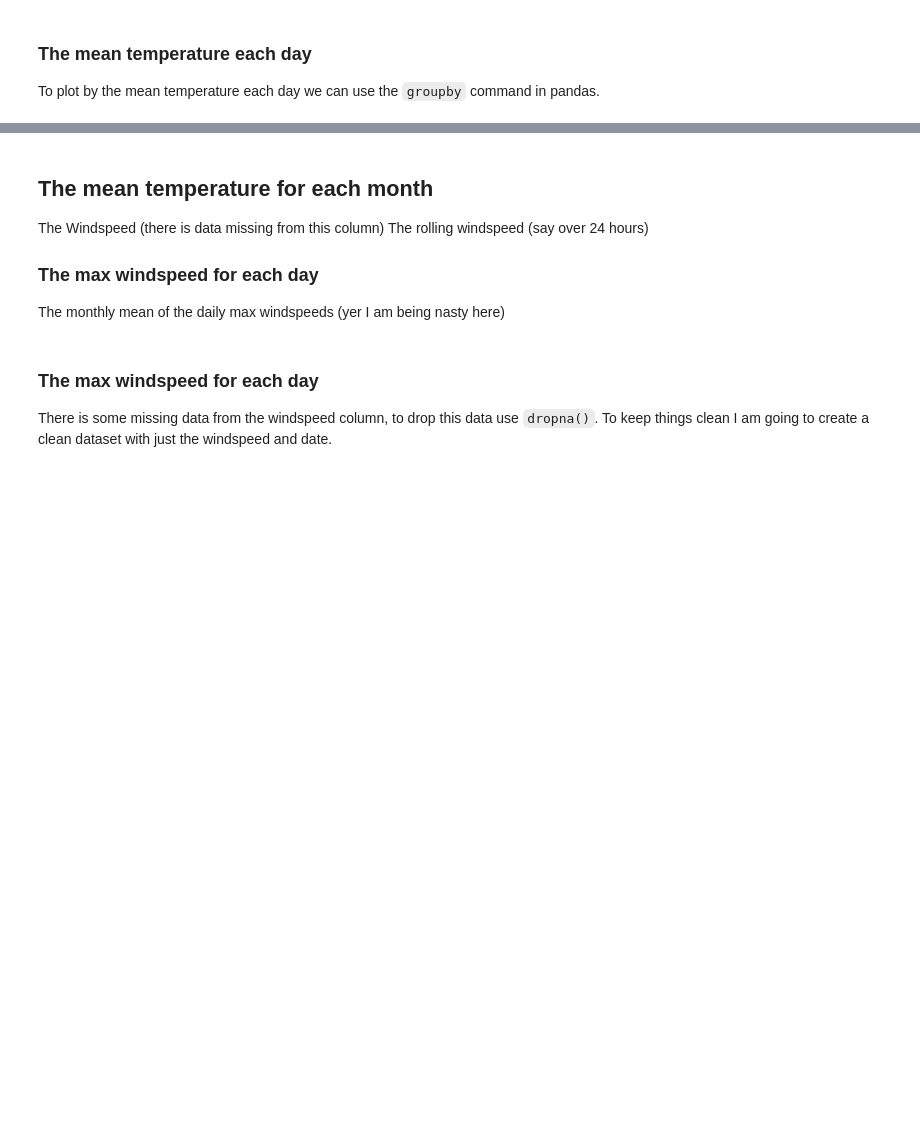
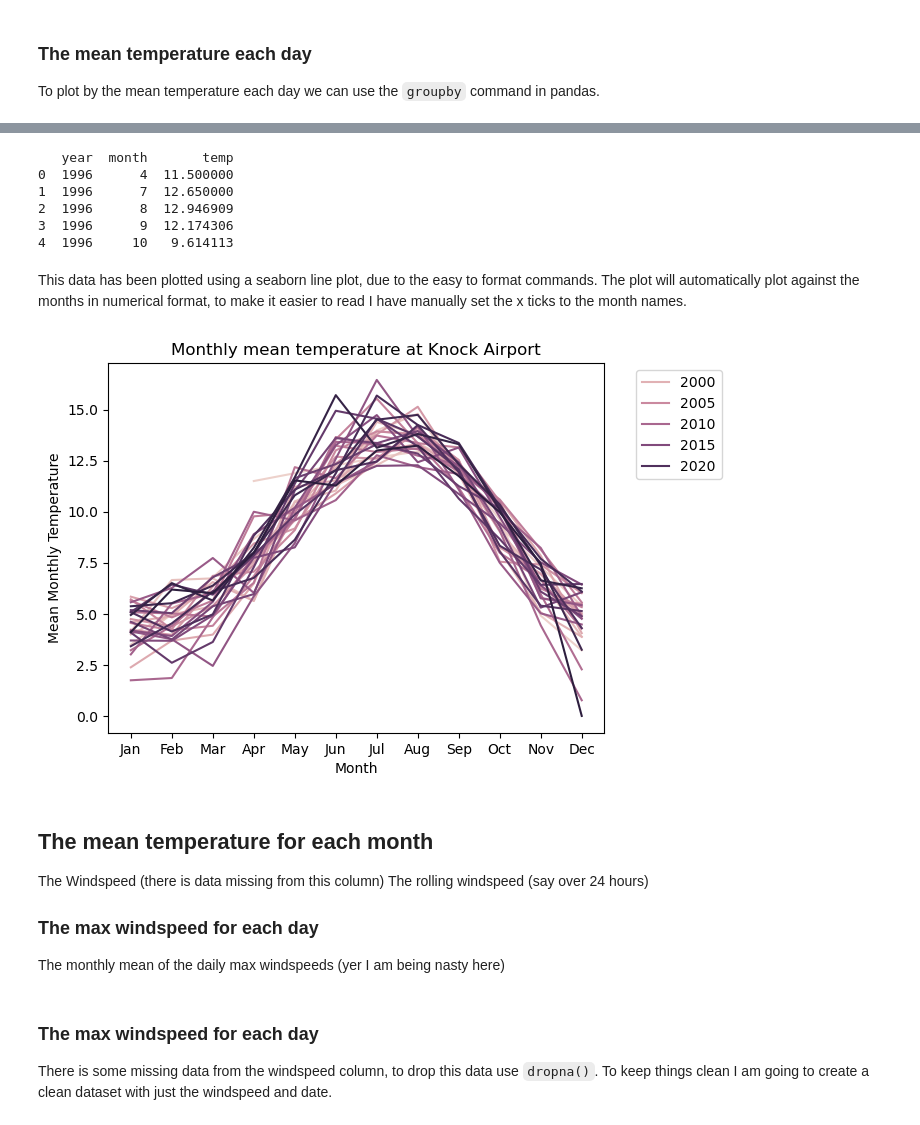
Before and after one commit to kknb1982/pfda, a Jupyter notebook: assignments/assignment_6_Weather.ipynb, the cells around one changed output, grey strips where cells are left out. Cells and saved outputs as stored; diff of their text form; code cells hidden in the pictures; blank space fills up the shorter version.

```diff
--- a/assignments/assignment_6_Weather.ipynb
+++ b/assignments/assignment_6_Weather.ipynb
@@ -97,2 +141,0 @@ To do this we slightly modify the code above to extract the year and month from
-# %%
-df['year_month'] = df['date_only'].dt.to_period('M')
@@ -101,10 +142,34 @@ Group by 'year_month' and calculate the mean temperature
 # %%
-monthly_mean_temp = df.groupby('year_month')['temp'].mean()
+monthly_mean_temp = df.groupby(['year', 'month'])['temp'].mean().reset_index()
+print(monthly_mean_temp.head())
+# %% [output]
+   year  month       temp
+0  1996      4  11.500000
+1  1996      7  12.650000
+2  1996      8  12.946909
+3  1996      9  12.174306
+4  1996     10   9.614113
+# %% [markdown]
+This data has been plotted using a seaborn line plot, due to the easy to format commands. The plot will automatically plot against the months in numerical format, to make it easier to read I have manually set the x ticks to the month names.
 # %%
-monthly_mean_temp.plot(kind='line')
+# Create the lineplot
+g= sns.lineplot(data=monthly_mean_temp, x='month', y='temp', hue='year')
+
+# Set the title and labels
+plt.title('Monthly mean temperature at Knock Airport')
 plt.xlabel('Month')
 plt.ylabel('Mean Monthly Temperature')
+
+# Manually set the x-axis labels
+g.set_xticks(range(1, 13))
+g.set_xticklabels(['Jan', 'Feb', 'Mar', 'Apr', 'May', 'Jun', 'Jul', 'Aug', 'Sep', 'Oct', 'Nov', 'Dec'])
+
+plt.legend(bbox_to_anchor=(1.05, 1.0), loc='upper left')
+
+# Show the plot
 plt.show()
+# %% [output]
+[figure, added]
 # %% [markdown]
 ## The mean temperature for each month
 The Windspeed (there is data missing from this column)
```
Also changed, not shown: parts of 21 cells of this notebook.
